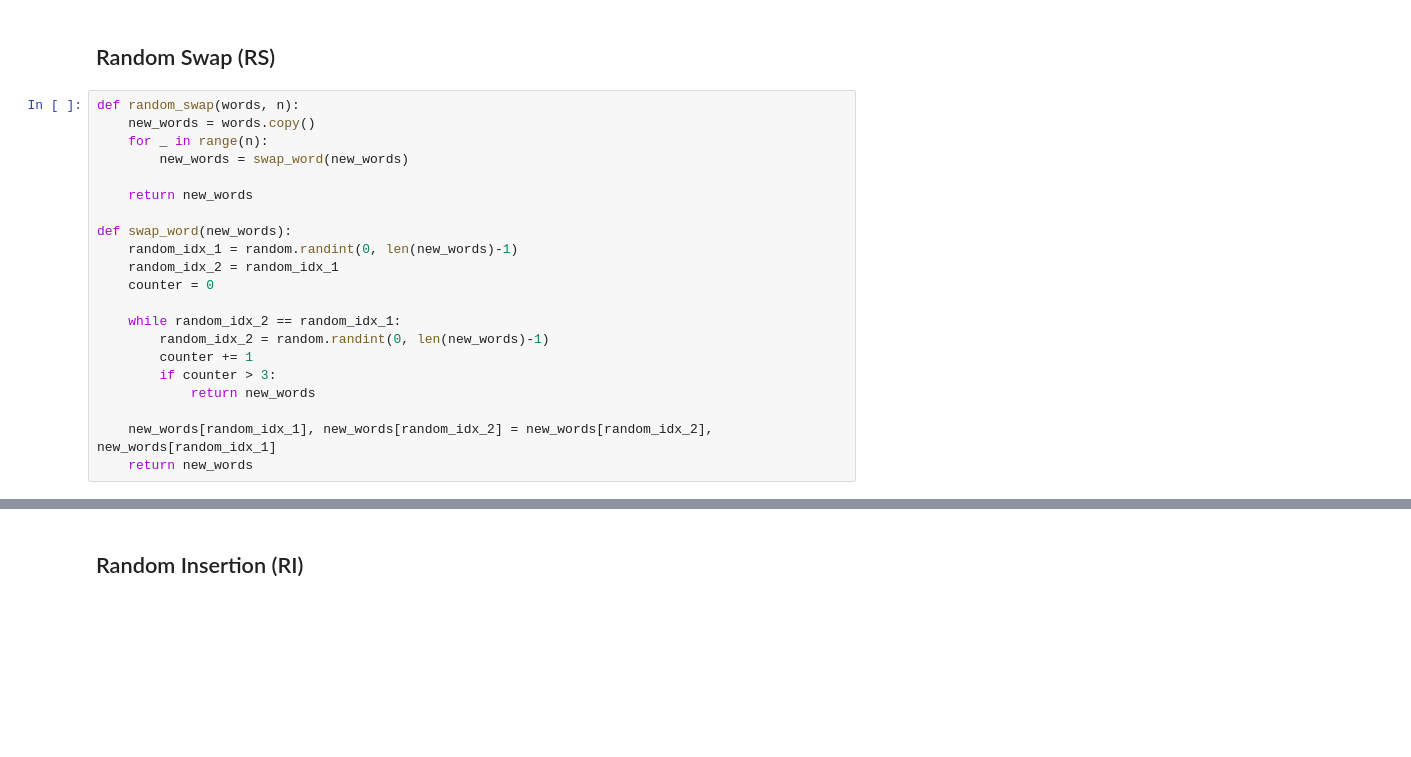
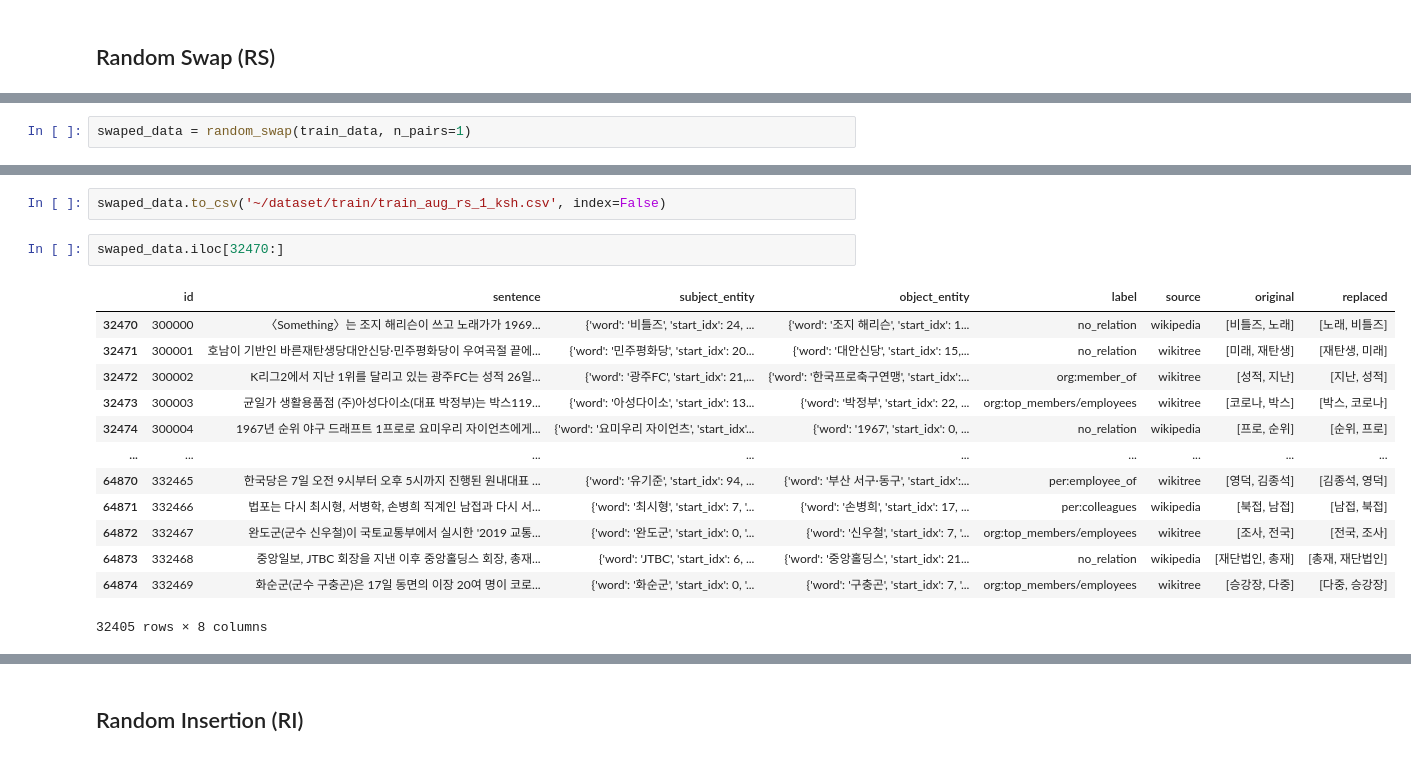
Before and after one commit to boostcampaitech5/level2_klue-nlp-09, a Jupyter notebook: preprocessing/kor_eda_ksh.ipynb, the cells around one changed output, grey strips where cells are left out. Saved outputs shown, nothing was run; the diff lists cells and outputs as text; blank space fills up the shorter version.

```diff
--- a/preprocessing/kor_eda_ksh.ipynb
+++ b/preprocessing/kor_eda_ksh.ipynb
@@ -232,23 +370,2 @@ def random_deletion(words, p):
 # %% [markdown]
 ## Random Swap (RS)
-# %%
-def random_swap(words, n):
-    new_words = words.copy()
-    for _ in range(n):
-        new_words = swap_word(new_words)
-
-    return new_words
-
-def swap_word(new_words):
-    random_idx_1 = random.randint(0, len(new_words)-1)
-    random_idx_2 = random_idx_1
-    counter = 0
-
-    while random_idx_2 == random_idx_1:
-        random_idx_2 = random.randint(0, len(new_words)-1)
-        counter += 1
-        if counter > 3:
-            return new_words
-
-    new_words[random_idx_1], new_words[random_idx_2] = new_words[random_idx_2], new_words[random_idx_1]
-    return new_words
@@ -254,0 +459,2 @@ def swap_word(new_words):
+# %%
+swaped_data = random_swap(train_data, n_pairs=1)
@@ -254,0 +479,18 @@ def swap_word(new_words):
+# %%
+swaped_data.to_csv('~/dataset/train/train_aug_rs_1_ksh.csv', index=False)
+# %%
+swaped_data.iloc[32470:]
+# %% [output]
+|  | id | sentence | subject_entity | object_entity | label | source | original | replaced |
+| 32470 | 300000 | 〈Something〉는 조지 해리슨이 쓰고 노래가가 1969... | {'word': '비틀즈', 'start_idx': 24, ... | {'word': '조지 해리슨', 'start_idx': 1... | no_relation | wikipedia | [비틀즈, 노래] | [노래, 비틀즈] |
+| 32471 | 300001 | 호남이 기반인 바른재탄생당대안신당·민주평화당이 우여곡절 끝에... | {'word': '민주평화당', 'start_idx': 20... | {'word': '대안신당', 'start_idx': 15,... | no_relation | wikitree | [미래, 재탄생] | [재탄생, 미래] |
+| 32472 | 300002 | K리그2에서 지난 1위를 달리고 있는 광주FC는 성적 26일... | {'word': '광주FC', 'start_idx': 21,... | {'word': '한국프로축구연맹', 'start_idx':... | org:member_of | wikitree | [성적, 지난] | [지난, 성적] |
+| 32473 | 300003 | 균일가 생활용품점 (주)아성다이소(대표 박정부)는 박스119... | {'word': '아성다이소', 'start_idx': 13... | {'word': '박정부', 'start_idx': 22, ... | org:top_members/employees | wikitree | [코로나, 박스] | [박스, 코로나] |
+| 32474 | 300004 | 1967년 순위 야구 드래프트 1프로로 요미우리 자이언츠에게... | {'word': '요미우리 자이언츠', 'start_idx'... | {'word': '1967', 'start_idx': 0, ... | no_relation | wikipedia | [프로, 순위] | [순위, 프로] |
+| ... | ... | ... | ... | ... | ... | ... | ... | ... |
+| 64870 | 332465 | 한국당은 7일 오전 9시부터 오후 5시까지 진행된 원내대표 ... | {'word': '유기준', 'start_idx': 94, ... | {'word': '부산 서구·동구', 'start_idx':... | per:employee_of | wikitree | [영덕, 김종석] | [김종석, 영덕] |
+| 64871 | 332466 | 법포는 다시 최시형, 서병학, 손병희 직계인 남접과 다시 서... | {'word': '최시형', 'start_idx': 7, '... | {'word': '손병희', 'start_idx': 17, ... | per:colleagues | wikipedia | [북접, 남접] | [남접, 북접] |
+| 64872 | 332467 | 완도군(군수 신우철)이 국토교통부에서 실시한 '2019 교통... | {'word': '완도군', 'start_idx': 0, '... | {'word': '신우철', 'start_idx': 7, '... | org:top_members/employees | wikitree | [조사, 전국] | [전국, 조사] |
+| 64873 | 332468 | 중앙일보, JTBC 회장을 지낸 이후 중앙홀딩스 회장, 총재... | {'word': 'JTBC', 'start_idx': 6, ... | {'word': '중앙홀딩스', 'start_idx': 21... | no_relation | wikipedia | [재단법인, 총재] | [총재, 재단법인] |
+| 64874 | 332469 | 화순군(군수 구충곤)은 17일 동면의 이장 20여 명이 코로... | {'word': '화순군', 'start_idx': 0, '... | {'word': '구충곤', 'start_idx': 7, '... | org:top_members/employees | wikitree | [승강장, 다중] | [다중, 승강장] |
+32405 rows × 8 columns
```
Also changed, not shown: parts of 17 cells of this notebook.
